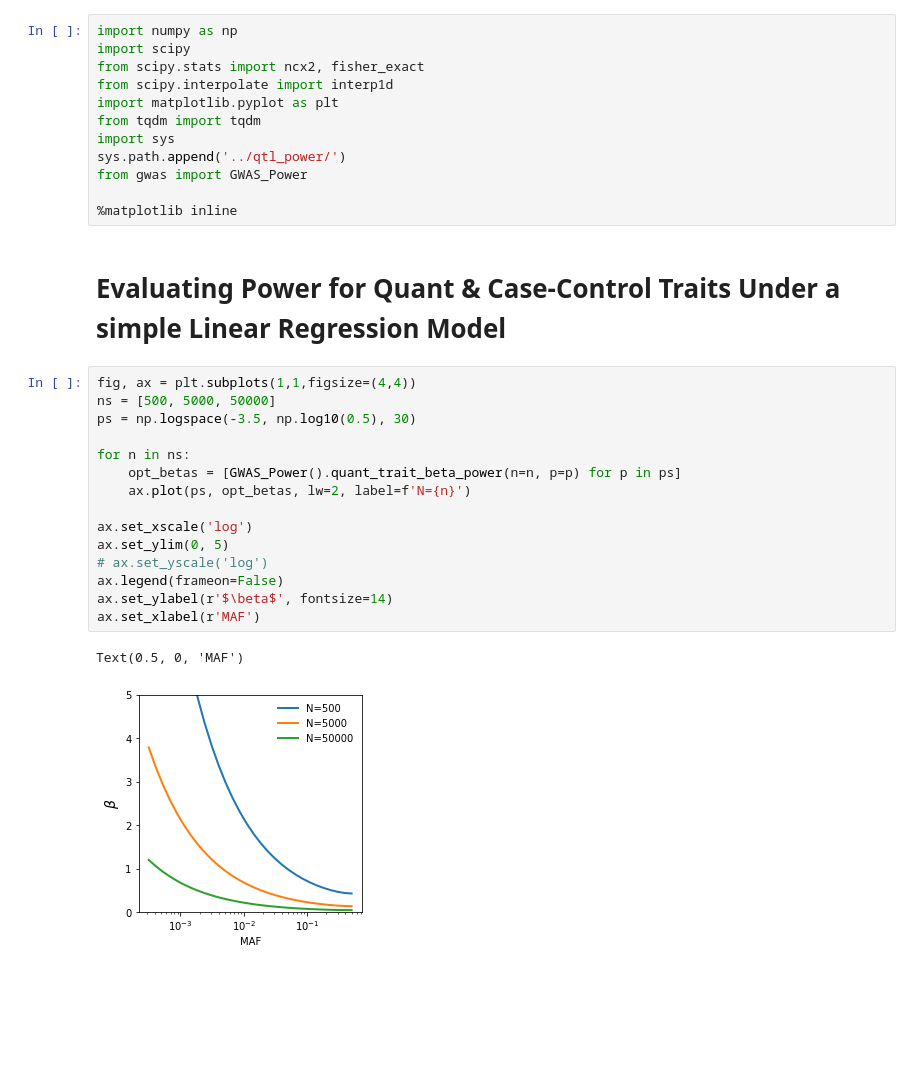
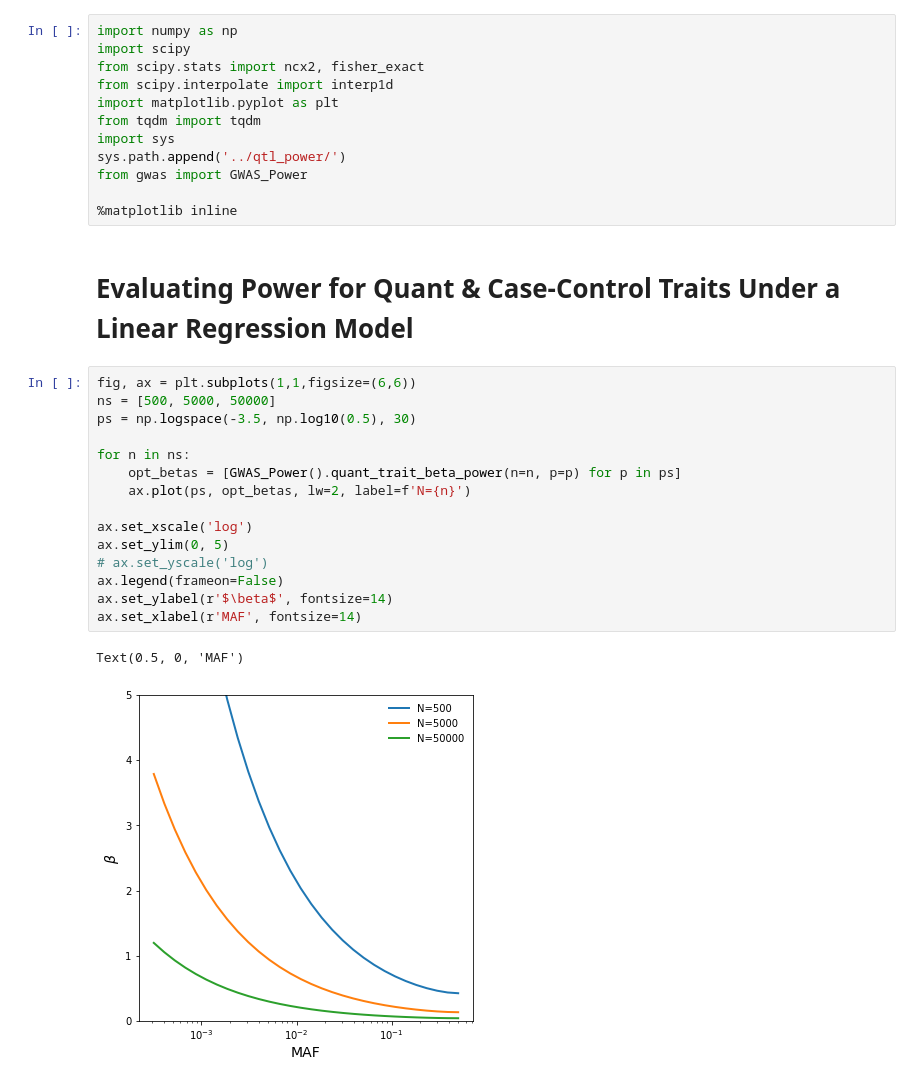
Before and after one commit to aabiddanda/qtl-power, a Jupyter notebook: notebooks/power_qtl.ipynb, the cells around one changed output. Saved outputs shown, nothing was run; the diff lists cells and outputs as text; blank space fills up the shorter version.

```diff
--- a/notebooks/power_qtl.ipynb
+++ b/notebooks/power_qtl.ipynb
@@ -11,23 +11,23 @@ from gwas import GWAS_Power
 
 %matplotlib inline
 # %% [markdown]
-# Evaluating Power for Quant & Case-Control Traits Under a simple Linear Regression Model
+# Evaluating Power for Quant & Case-Control Traits Under a Linear Regression Model
 # %%
-fig, ax = plt.subplots(1,1,figsize=(4,4))
+fig, ax = plt.subplots(1,1,figsize=(6,6))
 ns = [500, 5000, 50000]
 ps = np.logspace(-3.5, np.log10(0.5), 30)
 
 for n in ns:
     opt_betas = [GWAS_Power().quant_trait_beta_power(n=n, p=p) for p in ps]
     ax.plot(ps, opt_betas, lw=2, label=f'N={n}')
 
 ax.set_xscale('log')
 ax.set_ylim(0, 5)
 # ax.set_yscale('log')
 ax.legend(frameon=False)
 ax.set_ylabel(r'$\beta$', fontsize=14)
-ax.set_xlabel(r'MAF')
+ax.set_xlabel(r'MAF', fontsize=14)
 # %% [output]
 Text(0.5, 0, 'MAF')
-[figure, old version]
+[figure, new version]
 # %%
```
Also changed, not shown: parts of 1 cell of this notebook, 2 other files.
